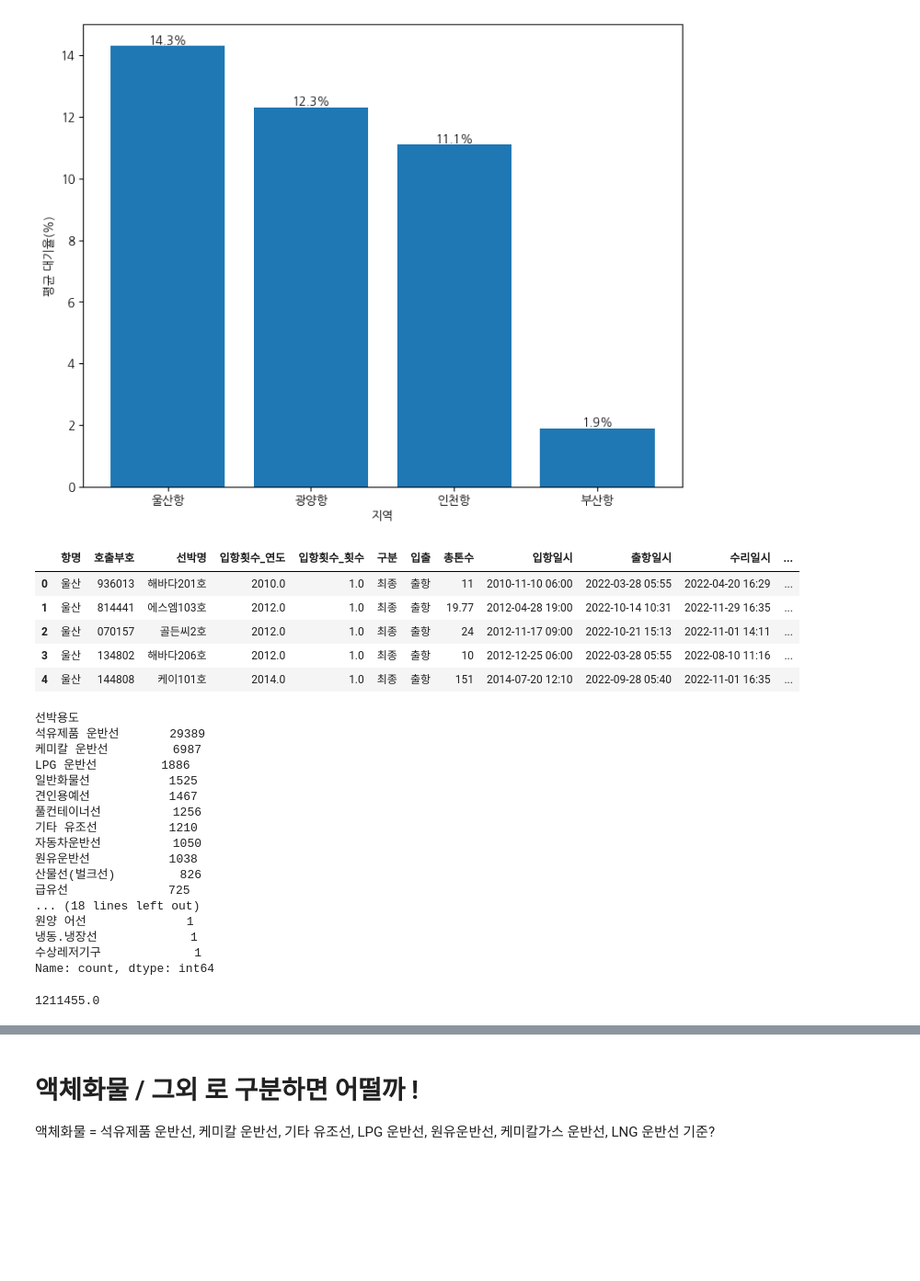
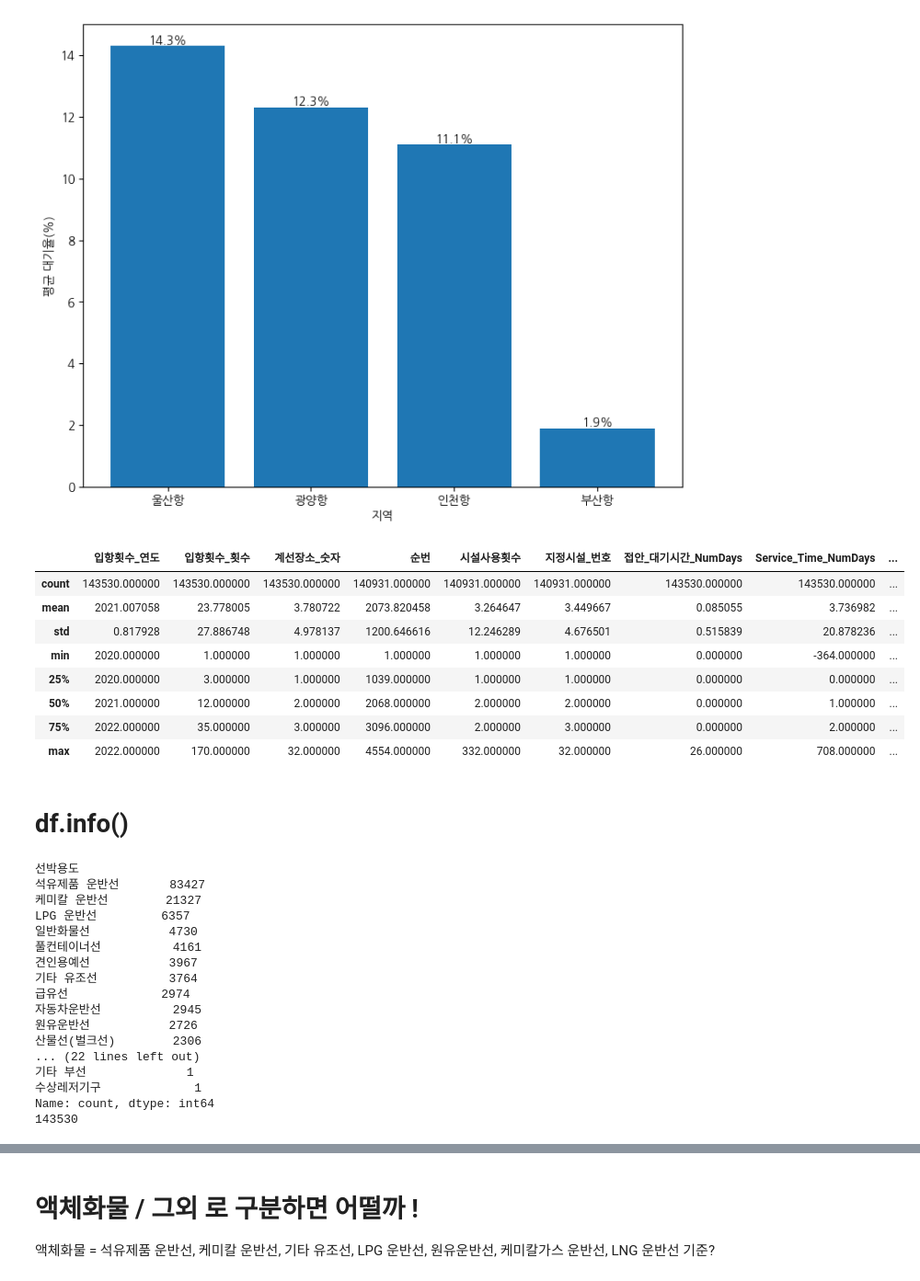
Before and after one commit to GyudongHan/Project_1, a Jupyter notebook: 프로젝트 3/(p)USN_Visualize.ipynb, the cells around one changed output, grey strips where cells are left out. Shown at 92% size. Cells and saved outputs as stored; diff of their text form; code cells hidden in the pictures; blank space fills up the shorter version.

```diff
--- a/프로젝트 3/(p)USN_Visualize.ipynb
+++ b/프로젝트 3/(p)USN_Visualize.ipynb
@@ -51,35 +51,43 @@ plt.show()
 # %%
 import pandas as pd
 
-df = pd.read_csv('data/2022_울산_전처리_ver3.csv')
+df = pd.read_csv('data/울산_전처리_ver5.csv')
 # %%
+df['내_대기율'] = df['접안_대기시간_분'] / df['Service_Time_분']
 df.head()
+df.describe()
 # %% [output]
-|  | 항명 | 호출부호 | 선박명 | 입항횟수_연도 | 입항횟수_횟수 | 구분 | 입출 | 총톤수 | 입항일시 | 출항일시 | 수리일시 | ... |
-| 0 | 울산 | 936013 | 해바다201호 | 2010.0 | 1.0 | 최종 | 출항 | 11 | 2010-11-10 06:00 | 2022-03-28 05:55 | 2022-04-20 16:29 | ... |
-| 1 | 울산 | 814441 | 에스엠103호 | 2012.0 | 1.0 | 최종 | 출항 | 19.77 | 2012-04-28 19:00 | 2022-10-14 10:31 | 2022-11-29 16:35 | ... |
-| 2 | 울산 | 070157 | 골든씨2호 | 2012.0 | 1.0 | 최종 | 출항 | 24 | 2012-11-17 09:00 | 2022-10-21 15:13 | 2022-11-01 14:11 | ... |
-| 3 | 울산 | 134802 | 해바다206호 | 2012.0 | 1.0 | 최종 | 출항 | 10 | 2012-12-25 06:00 | 2022-03-28 05:55 | 2022-08-10 11:16 | ... |
-| 4 | 울산 | 144808 | 케이101호 | 2014.0 | 1.0 | 최종 | 출항 | 151 | 2014-07-20 12:10 | 2022-09-28 05:40 | 2022-11-01 16:35 | ... |
+|  | 입항횟수_연도 | 입항횟수_횟수 | 계선장소_숫자 | 순번 | 시설사용횟수 | 지정시설_번호 | 접안_대기시간_NumDays | Service_Time_NumDays | ... |
+| count | 143530.000000 | 143530.000000 | 143530.000000 | 140931.000000 | 140931.000000 | 140931.000000 | 143530.000000 | 143530.000000 | ... |
+| mean | 2021.007058 | 23.778005 | 3.780722 | 2073.820458 | 3.264647 | 3.449667 | 0.085055 | 3.736982 | ... |
+| std | 0.817928 | 27.886748 | 4.978137 | 1200.646616 | 12.246289 | 4.676501 | 0.515839 | 20.878236 | ... |
+| min | 2020.000000 | 1.000000 | 1.000000 | 1.000000 | 1.000000 | 1.000000 | 0.000000 | -364.000000 | ... |
+| 25% | 2020.000000 | 3.000000 | 1.000000 | 1039.000000 | 1.000000 | 1.000000 | 0.000000 | 0.000000 | ... |
+| 50% | 2021.000000 | 12.000000 | 2.000000 | 2068.000000 | 2.000000 | 2.000000 | 0.000000 | 1.000000 | ... |
+| 75% | 2022.000000 | 35.000000 | 3.000000 | 3096.000000 | 2.000000 | 3.000000 | 0.000000 | 2.000000 | ... |
+| max | 2022.000000 | 170.000000 | 32.000000 | 4554.000000 | 332.000000 | 32.000000 | 26.000000 | 708.000000 | ... |
+# %% [markdown]
+# df.info()
 # %%
 # 각 선박용도 별 입항횟수
 # %%
-df['선박용도'].value_counts()
+print(df['선박용도'].value_counts())
+print(df['선박용도'].value_counts().sum())
 # %% [output]
 선박용도
-석유제품 운반선       29389
-케미칼 운반선         6987
-LPG 운반선         1886
-일반화물선           1525
-견인용예선           1467
-풀컨테이너선          1256
-기타 유조선          1210
-자동차운반선          1050
-원유운반선           1038
-산물선(벌크선)         826
-급유선              725
-... (18 lines left out)
-원양 어선              1
-냉동.냉장선             1
+석유제품 운반선       83427
+케미칼 운반선        21327
+LPG 운반선         6357
+일반화물선           4730
+풀컨테이너선          4161
+견인용예선           3967
+기타 유조선          3764
+급유선             2974
+자동차운반선          2945
+원유운반선           2726
+산물선(벌크선)        2306
+... (22 lines left out)
+기타 부선              1
 수상레저기구             1
 Name: count, dtype: int64
+143530
@@ -88,4 +93,0 @@ temp = df[['선박용도','입항횟수_횟수']].sort_values(by = '입항횟수
-# %%
-temp['입항횟수_횟수'].sum()
-# %% [output]
-1211455.0
```
Also changed, not shown: parts of 37 cells of this notebook, 2 other files.
